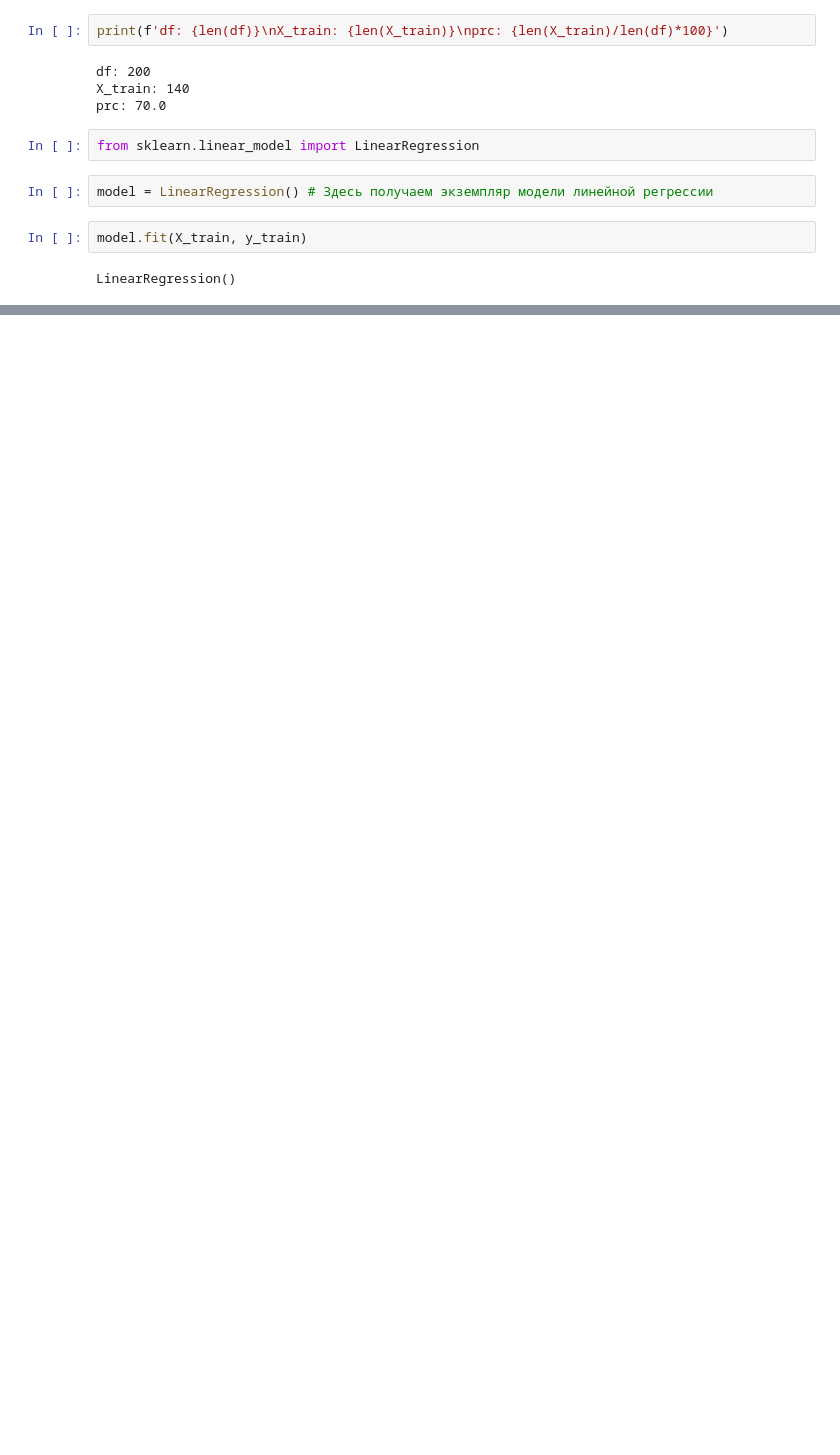
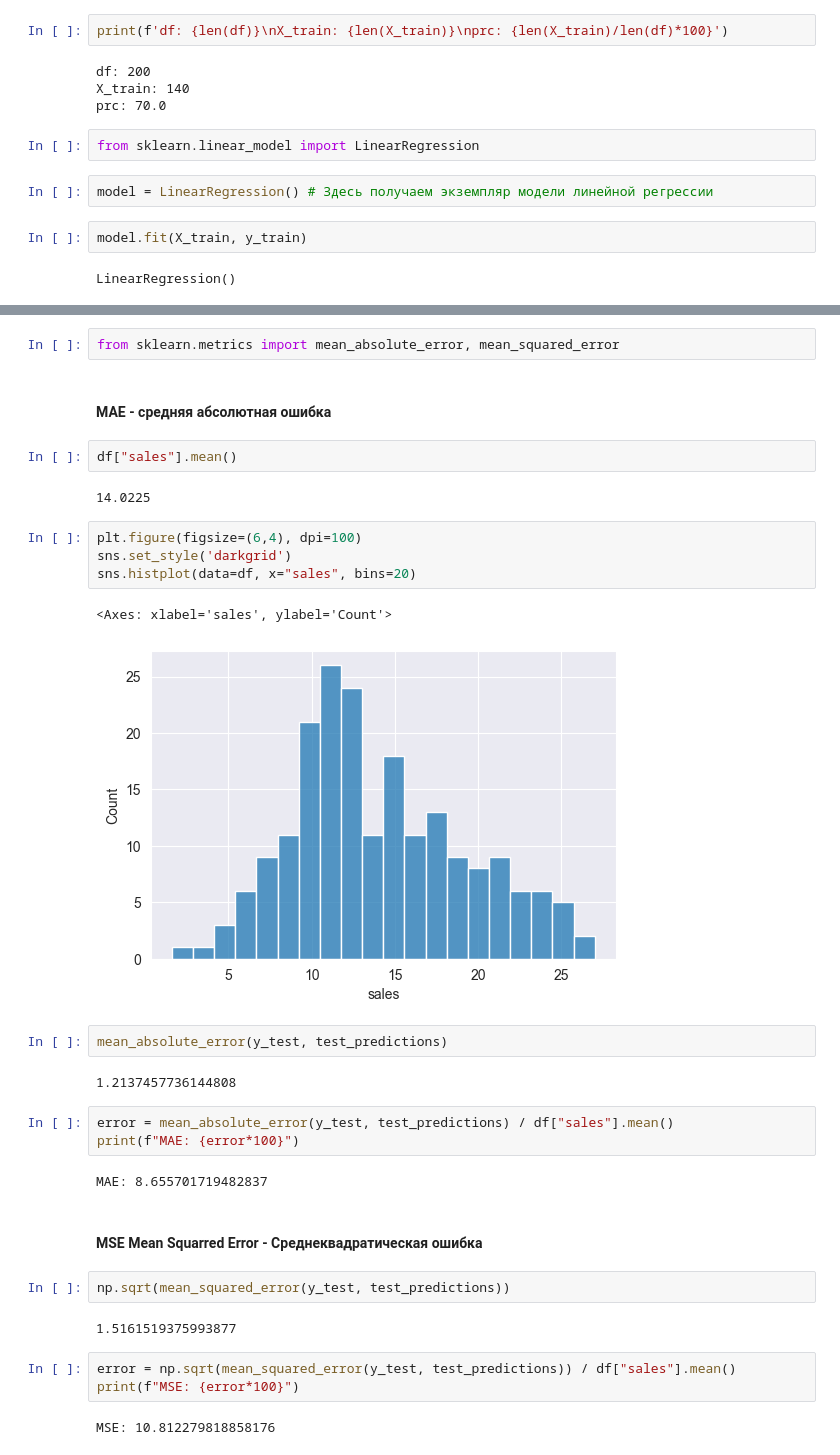
Before and after one commit to sanakulov/ml2, a Jupyter notebook: 08-Linear-Regression-Models/pg2.ipynb, the cells around one changed output, grey strips where cells are left out. Saved outputs shown, nothing was run; the diff lists cells and outputs as text; blank space fills up the shorter version.

```diff
--- a/08-Linear-Regression-Models/pg2.ipynb
+++ b/08-Linear-Regression-Models/pg2.ipynb
@@ -115,0 +120,35 @@ array([15.74131332, 19.61062568, 11.44888935, 17.00819787,  9.17285676,
+# %%
+from sklearn.metrics import mean_absolute_error, mean_squared_error
+# %% [markdown]
+#### MAE - средняя абсолютная ошибка
+# %%
+df["sales"].mean()
+# %% [output]
+14.0225
+# %%
+plt.figure(figsize=(6,4), dpi=100)
+sns.set_style('darkgrid')
+sns.histplot(data=df, x="sales", bins=20)
+# %% [output]
+<Axes: xlabel='sales', ylabel='Count'>
+[figure, added]
+# %%
+mean_absolute_error(y_test, test_predictions)
+# %% [output]
+1.2137457736144808
+# %%
+error = mean_absolute_error(y_test, test_predictions) / df["sales"].mean()
+print(f"MAE: {error*100}")
+# %% [output]
+MAE: 8.655701719482837
+# %% [markdown]
+#### MSE Mean Squarred Error - Среднеквадратическая ошибка
+# %%
+np.sqrt(mean_squared_error(y_test, test_predictions))
+# %% [output]
+1.5161519375993877
+# %%
+error = np.sqrt(mean_squared_error(y_test, test_predictions)) / df["sales"].mean()
+print(f"MSE: {error*100}")
+# %% [output]
+MSE: 10.812279818858176
```
Also changed, not shown: parts of 12 cells of this notebook.
